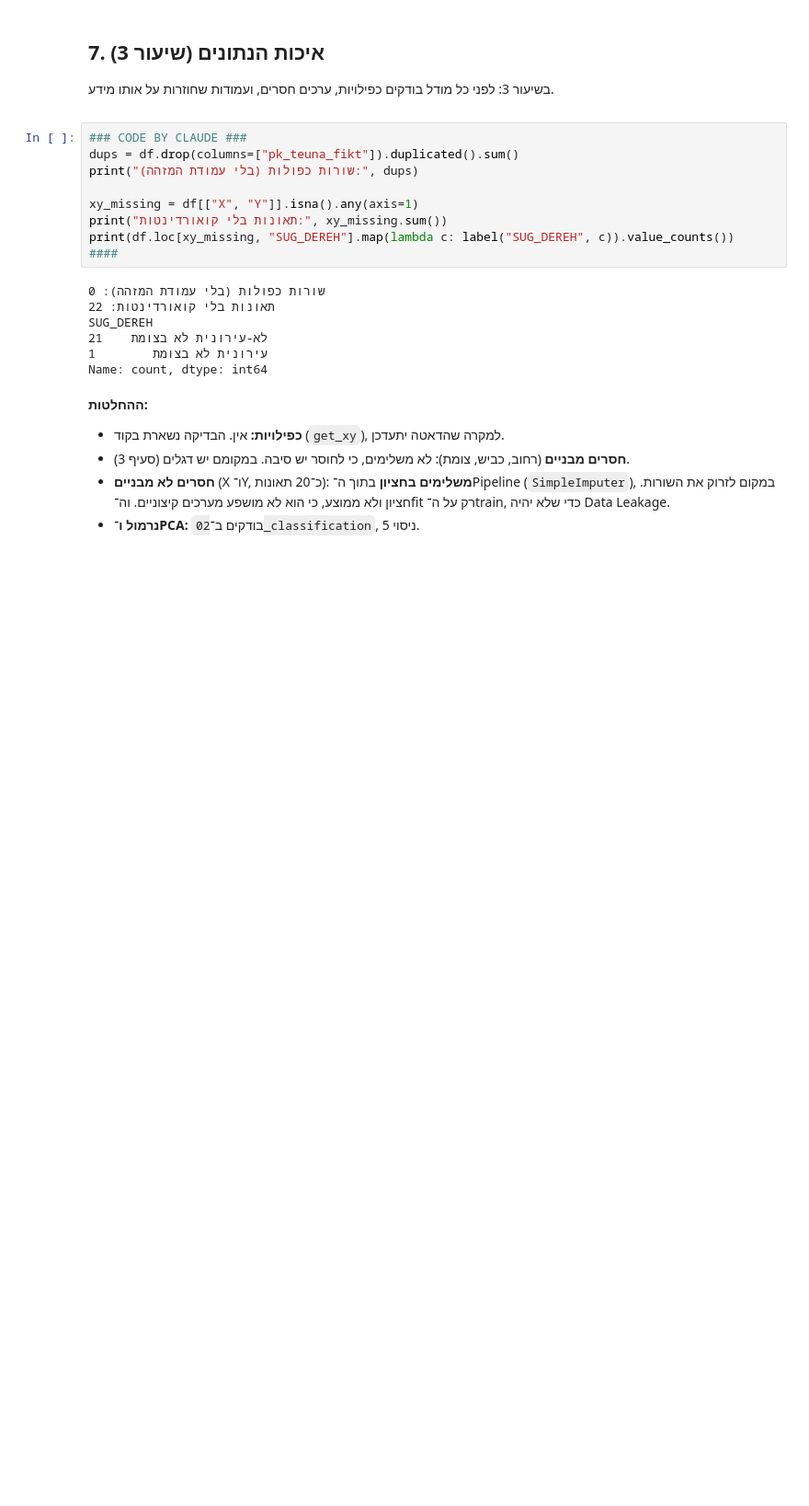
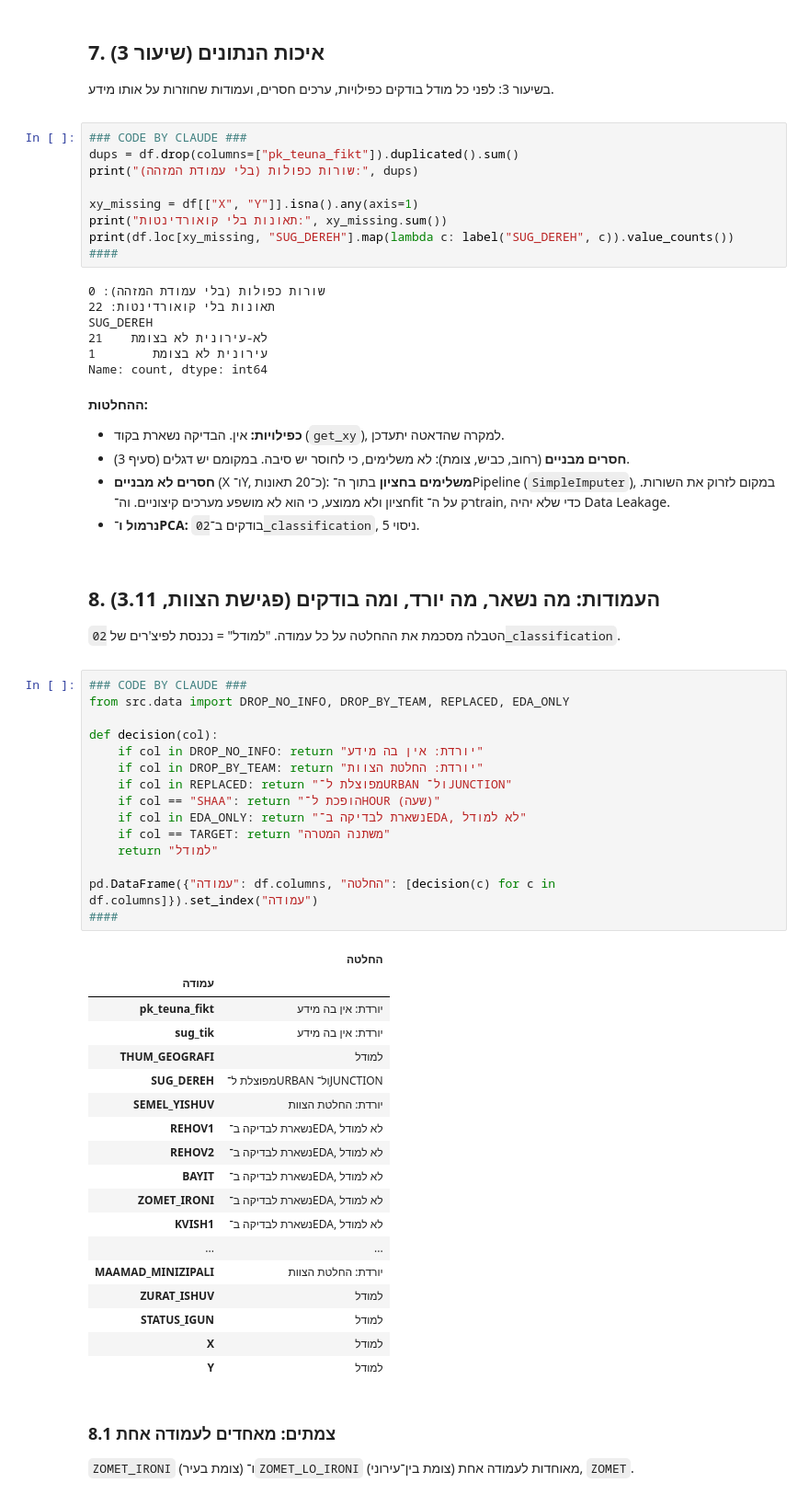
Before and after one commit to Maya171201/road-accidents-severity, a Jupyter notebook: notebooks/01_eda.ipynb, the cells around one changed output. Shown at 92% size. Saved outputs shown, nothing was run; the diff lists cells and outputs as text; blank space fills up the shorter version.

```diff
--- a/notebooks/01_eda.ipynb
+++ b/notebooks/01_eda.ipynb
@@ -336,3 +340,51 @@ Name: count, dtype: int64
 - **נרמול ו־PCA:** בודקים ב־`02_classification`, ניסוי 5.
 
 </div>
+# %% [markdown]
+<div dir="rtl">
+
+## 8. העמודות: מה נשאר, מה יורד, ומה בודקים (פגישת הצוות, 3.11)
+הטבלה מסכמת את ההחלטה על כל עמודה. "למודל" = נכנסת לפיצ'רים של `02_classification`.
+
+</div>
+# %%
+### CODE BY CLAUDE ###
+from src.data import DROP_NO_INFO, DROP_BY_TEAM, REPLACED, EDA_ONLY
+
+def decision(col):
+    if col in DROP_NO_INFO: return "יורדת: אין בה מידע"
+    if col in DROP_BY_TEAM: return "יורדת: החלטת הצוות"
+    if col in REPLACED: return "מפוצלת ל־URBAN ול־JUNCTION"
+    if col == "SHAA": return "הופכת ל־HOUR (שעה)"
+    if col in EDA_ONLY: return "נשארת לבדיקה ב־EDA, לא למודל"
+    if col == TARGET: return "משתנה המטרה"
+    return "למודל"
+
+pd.DataFrame({"עמודה": df.columns, "החלטה": [decision(c) for c in df.columns]}).set_index("עמודה")
+####
+# %% [output]
+|  | החלטה |
+| עמודה |  |
+| pk_teuna_fikt | יורדת: אין בה מידע |
+| sug_tik | יורדת: אין בה מידע |
+| THUM_GEOGRAFI | למודל |
+| SUG_DEREH | מפוצלת ל־URBAN ול־JUNCTION |
+| SEMEL_YISHUV | יורדת: החלטת הצוות |
+| REHOV1 | נשארת לבדיקה ב־EDA, לא למודל |
+| REHOV2 | נשארת לבדיקה ב־EDA, לא למודל |
+| BAYIT | נשארת לבדיקה ב־EDA, לא למודל |
+| ZOMET_IRONI | נשארת לבדיקה ב־EDA, לא למודל |
+| KVISH1 | נשארת לבדיקה ב־EDA, לא למודל |
+| ... | ... |
+| MAAMAD_MINIZIPALI | יורדת: החלטת הצוות |
+| ZURAT_ISHUV | למודל |
+| STATUS_IGUN | למודל |
+| X | למודל |
+| Y | למודל |
+# %% [markdown]
+<div dir="rtl">
+
+### 8.1 צמתים: מאחדים לעמודה אחת
+`ZOMET_IRONI` (צומת בעיר) ו־`ZOMET_LO_IRONI` (צומת בין־עירוני) מאוחדות לעמודה אחת, `ZOMET`.
+
+</div>
```
Also changed, not shown: parts of 16 cells of this notebook, 15 other files.
